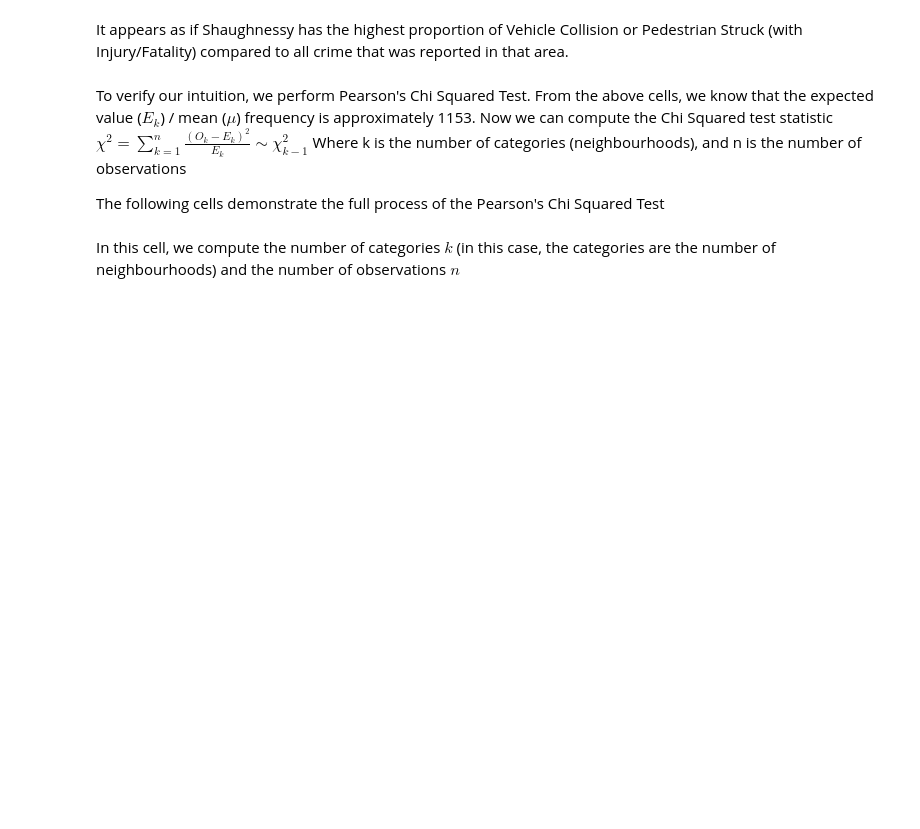
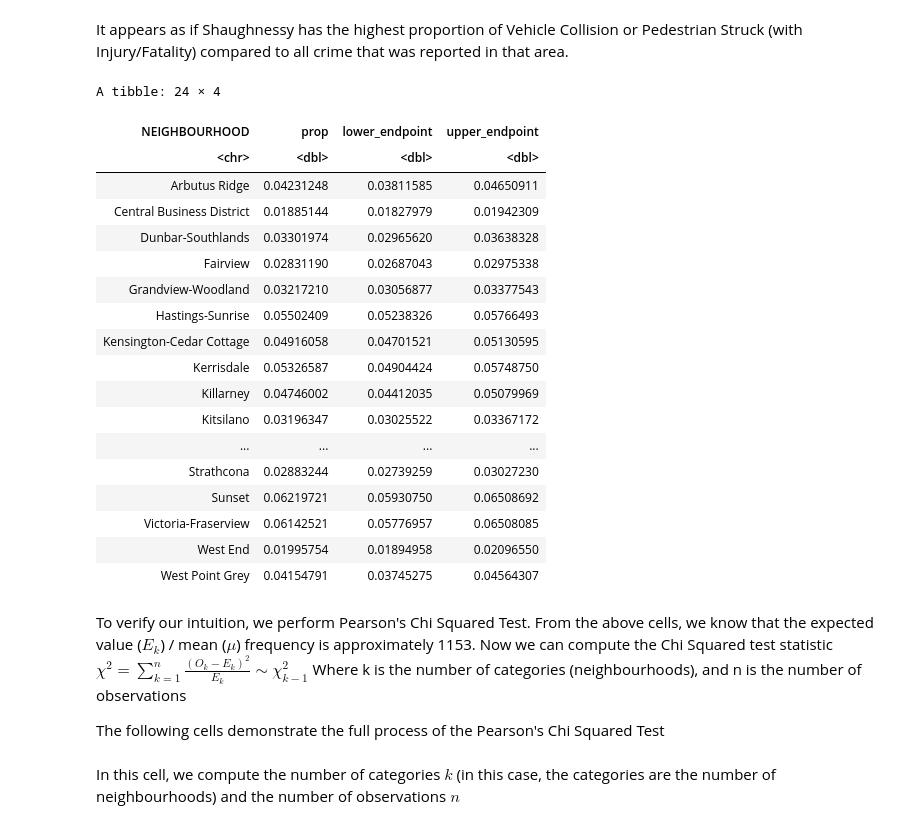
Before and after one commit to pbrar17/VPD-Crime-Analysis, a Jupyter notebook: 14.ipynb, the cells around one changed output. Cells and saved outputs as stored; diff of their text form; code cells hidden in the pictures; blank space fills up the shorter version.

```diff
--- a/14.ipynb
+++ b/14.ipynb
@@ -161 +149,7 @@ A tibble: 24 × 2
 [1] 0.08699878
+# %%
+#95% CI
+#We already have the sample proprotions calculated above, thus we can use them as p-hat
+standard_error = mean_crime %>%
+    mutate(se_p = sqrt((prop*(1-prop))/n))
+head(standard_error)
@@ -161,0 +166,6 @@ A tibble: 24 × 2
+# %%
+#margin_of_error
+margin_error = standard_error %>%
+    mutate(me = 1.96 * se_p)
+head(margin_error)
+#We used 1.96 as its the z-score for 95% ci
@@ -162,5 +182,32 @@ A tibble: 24 × 2
 # %% [markdown]
 It appears as if Shaughnessy has the highest proportion of Vehicle Collision or Pedestrian Struck (with Injury/Fatality) compared to all crime that was reported in that area.
+# %%
+#both endpoints
+endpoints = margin_error %>%
+    mutate(lower_endpoint = prop - me, upper_endpoint = prop + me) %>%
+    select(-se_p, -me,-n)
+endpoints
+#below are the 95%CI for the true proportion value.
+# %% [output]
+A tibble: 24 × 4
+| NEIGHBOURHOOD | prop | lower_endpoint | upper_endpoint |
+| <chr> | <dbl> | <dbl> | <dbl> |
+| Arbutus Ridge | 0.04231248 | 0.03811585 | 0.04650911 |
+| Central Business District | 0.01885144 | 0.01827979 | 0.01942309 |
+| Dunbar-Southlands | 0.03301974 | 0.02965620 | 0.03638328 |
+| Fairview | 0.02831190 | 0.02687043 | 0.02975338 |
+| Grandview-Woodland | 0.03217210 | 0.03056877 | 0.03377543 |
+| Hastings-Sunrise | 0.05502409 | 0.05238326 | 0.05766493 |
+| Kensington-Cedar Cottage | 0.04916058 | 0.04701521 | 0.05130595 |
+| Kerrisdale | 0.05326587 | 0.04904424 | 0.05748750 |
+| Killarney | 0.04746002 | 0.04412035 | 0.05079969 |
+| Kitsilano | 0.03196347 | 0.03025522 | 0.03367172 |
+| ... | ... | ... | ... |
+| Strathcona | 0.02883244 | 0.02739259 | 0.03027230 |
+| Sunset | 0.06219721 | 0.05930750 | 0.06508692 |
+| Victoria-Fraserview | 0.06142521 | 0.05776957 | 0.06508085 |
+| West End | 0.01995754 | 0.01894958 | 0.02096550 |
+| West Point Grey | 0.04154791 | 0.03745275 | 0.04564307 |
 # %% [markdown]
 To verify our intuition, we perform Pearson's Chi Squared Test. From the above cells, we know that the expected value ($E_k$) / mean ($\mu$) frequency is approximately 1153. Now we can compute the Chi Squared test statistic
 ${\chi}^2=\sum_{k=1}^{n} \frac{(O_k - E_k)^2}{E_k} \sim {\chi}^2_{k-1}$
```
Also changed, not shown: parts of 6 cells of this notebook.
